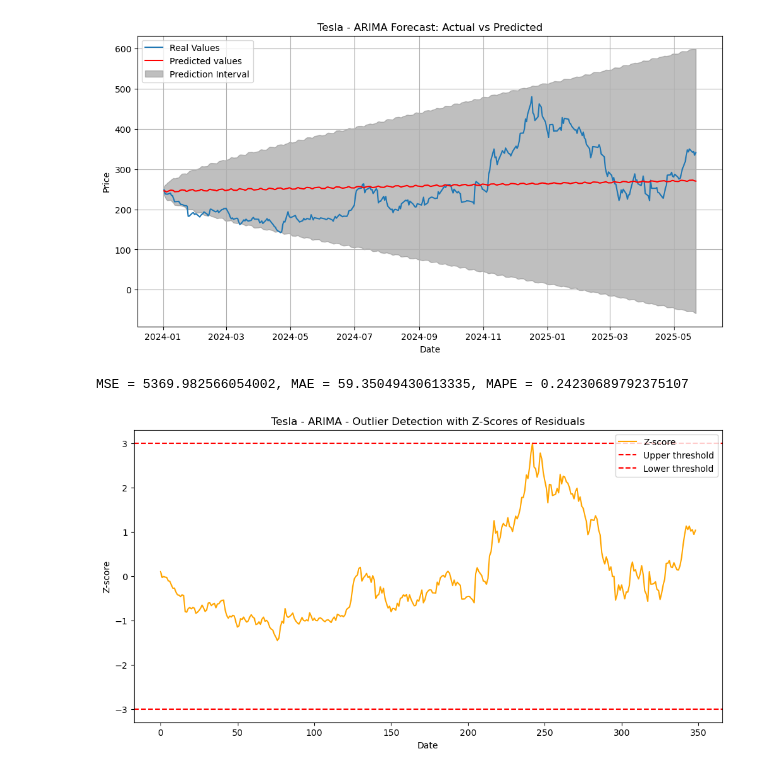
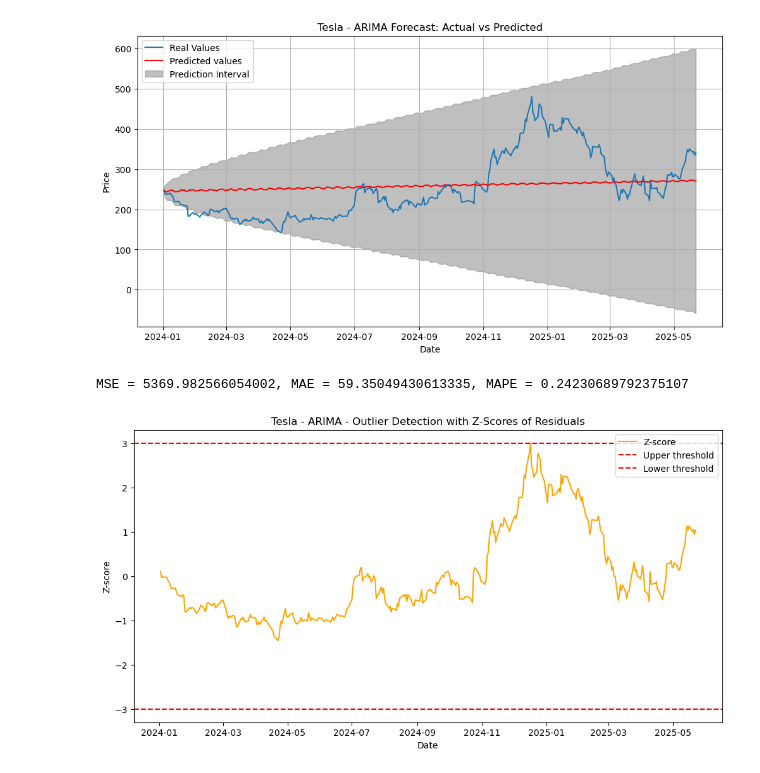
Before and after one commit to pe5kataa/LSTM---ARIMA---Prophet, a Jupyter notebook: 2.1_ARIMA.ipynb, the cells around one changed output. Drawn from its saved outputs; the diff is of its cells as text; code cells hidden in the pictures.

```diff
--- a/2.1_ARIMA.ipynb
+++ b/2.1_ARIMA.ipynb
@@ -249,22 +250,23 @@ plt.show()
 # %%
 #Calcuate MSE, MAE, MAPE and Z-score for Tesla ARIMA model
 mse_tesla = mean_squared_error(tesla_test['Close'], arima_prediction_tesla)
 mae_tesla = mean_absolute_error(tesla_test['Close'], arima_prediction_tesla)
 mape_tesla = mean_absolute_percentage_error(tesla_test['Close'], arima_prediction_tesla)
+mape_tesla_percent = mape_tesla*100
 
 print(f"MSE = {mse_tesla}, MAE = {mae_tesla}, MAPE = {mape_tesla}")
 
 z_score_tesla = zscore(tesla_test['Close'] - arima_prediction_tesla)
 
 plt.figure(figsize=(12,6))
-plt.plot(z_score_tesla, label="Z-score", color = 'orange')
+plt.plot(arima_prediction_tesla.index ,z_score_tesla, label="Z-score", color = 'orange')
 plt.title("Tesla - ARIMA - Outlier Detection with Z-Scores of Residuals")
 plt.xlabel("Date")
 plt.ylabel("Z-score")
 plt.axhline(3, color = 'r', linestyle = '--', label = "Upper threshold")
 plt.axhline(-3, color = 'r', linestyle = '--', label = "Lower threshold")
 plt.legend()
 plt.show()
 # %% [output]
 MSE = 5369.982566054002, MAE = 59.35049430613335, MAPE = 0.24230689792375107
-[figure, old version]
+[figure, new version]
```
Also changed, not shown: parts of 2 cells of this notebook, 4 other files.
